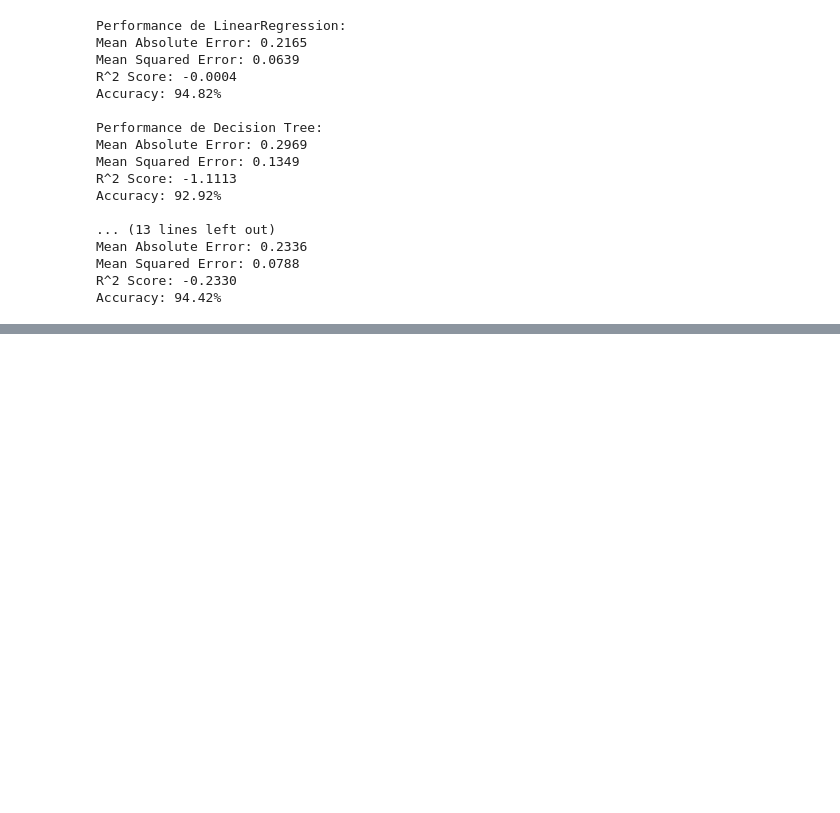
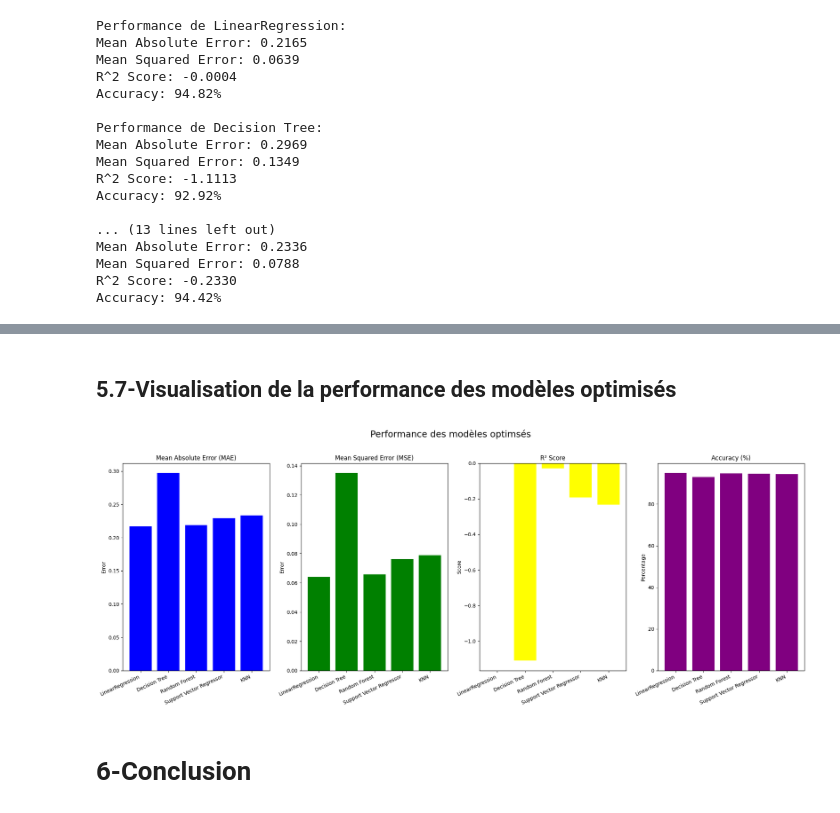
Before and after one commit to matthieugraziani/Machine-Learning, a Jupyter notebook: Survival_analysis.ipynb, the cells around one changed output, grey strips where cells are left out. Drawn from its saved outputs; the diff is of its cells as text; code cells hidden in the pictures; blank space fills up the shorter version.

```diff
--- a/Survival_analysis.ipynb
+++ b/Survival_analysis.ipynb
@@ -342,0 +350,6 @@ plt.show()
+# %%
+# Récupération des paramètres pour chaque modèle
+for model_name, model in models.items():
+    print(f"Paramètres de {model_name}:")
+    print(model.get_params())
+    print("-" * 50)
@@ -342,0 +374,8 @@ plt.show()
+# %%
+params_grid = {
+    "LinearRegression": {'copy_X': [True,False], 'fit_intercept': [True,False], 'positive': [True,False]},
+    "Decision Tree": {'max_depth': [3, 5, 10, None],'min_samples_split': [2, 5, 10],'min_samples_leaf': [1, 2, 4]},
+    "Random Forest": {"n_estimators": [10, 50, 100], "max_depth": [None, 10, 20]},
+    "Support Vector Regressor": {"C": [0.1, 1, 10], "kernel": ["linear", "rbf"]},
+    "KNN": {'n_neighbors': [3, 5, 10, 20],'weights': ['uniform', 'distance'],'p': [1, 2]}
+}
@@ -342,0 +439,44 @@ plt.show()
+# %% [markdown]
+## 5.7-Visualisation de la performance des modèles optimisés
+# %%
+# Création des Graphiques Barplot
+fig, ax = plt.subplots(1, 4, figsize=(20, 8))
+fig.suptitle("Performance des modèles optimsés", fontsize=18)
+
+# Recupération des resultats
+model_names = list(results.keys())
+mae_grid_values = [results[name]['MAE'] for name in model_names]
+mse_grid_values = [results[name]['MSE'] for name in model_names]
+r2_grid_values = [results[name]['R2'] for name in model_names]
+accuracy_grid_values = [results[name]['Accuracy'] for name in model_names]
+
+# MAE
+ax[0].bar(model_names, mae_grid_values, color="blue")
+ax[0].set_title("Mean Absolute Error (MAE)")
+ax[0].set_ylabel("Error")
+ax[0].set_xticklabels(model_names, rotation=25, ha="right")
+
+# MSE
+ax[1].bar(model_names, mse_grid_values, color="green")
+ax[1].set_title("Mean Squared Error (MSE)")
+ax[1].set_ylabel("Error")
+ax[1].set_xticklabels(model_names, rotation=25, ha="right")
+
+# R^2 Score
+ax[2].bar(model_names, r2_grid_values, color="yellow")
+ax[2].set_title("R² Score")
+ax[2].set_ylabel("Score")
+ax[2].set_xticklabels(model_names, rotation=25, ha="right")
+
+# Accuracy
+ax[3].bar(model_names, accuracy_grid_values, color="purple")
+ax[3].set_title("Accuracy (%)")
+ax[3].set_ylabel("Percentage")
+ax[3].set_xticklabels(model_names, rotation=25, ha="right")
+
+plt.tight_layout(rect=[0, 0, 1, 0.96])
+plt.show()
+# %% [output]
+[figure, added]
+# %% [markdown]
+# 6-Conclusion
```
Also changed, not shown: parts of 11 cells of this notebook.
